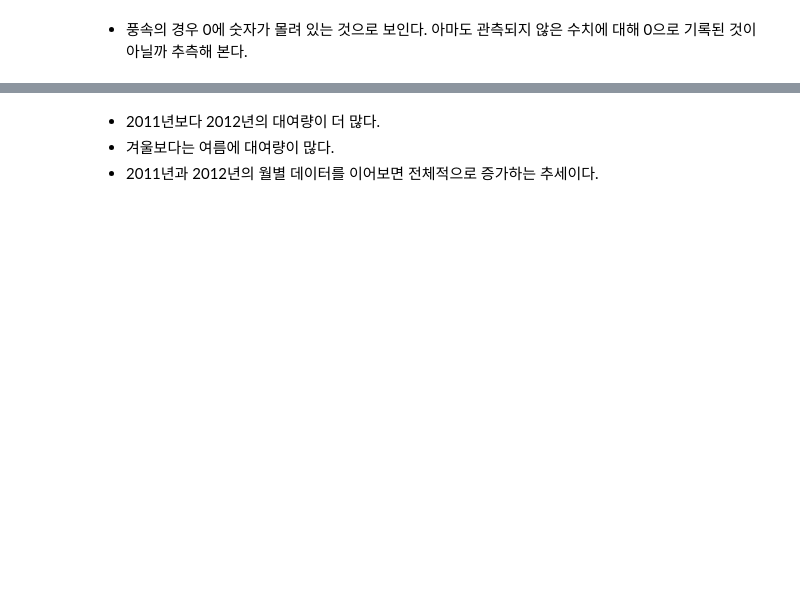
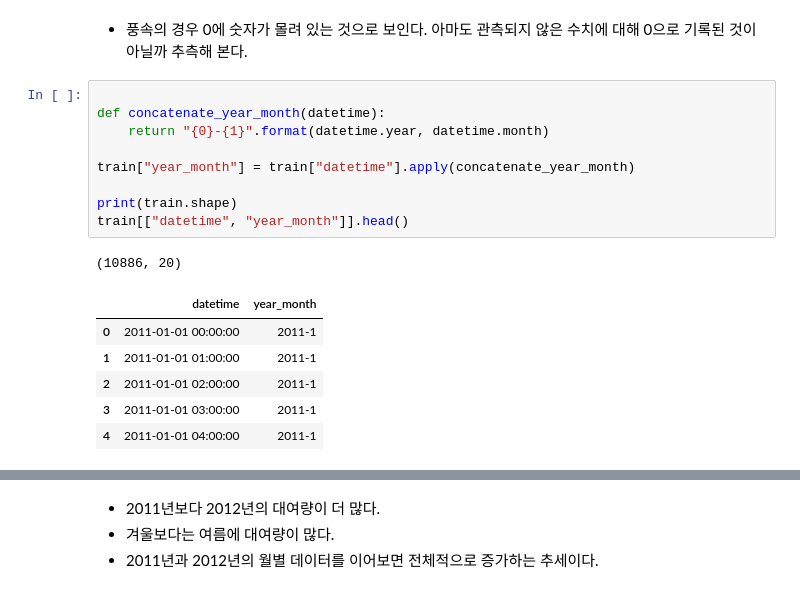
Before and after one commit to wlel7385/opensource, a Jupyter notebook: bike-sharing-demand-EDA.ipynb, the cells around one changed output, grey strips where cells are left out. Saved outputs shown, nothing was run; the diff lists cells and outputs as text; blank space fills up the shorter version.

```diff
--- a/bike-sharing-demand-EDA.ipynb
+++ b/bike-sharing-demand-EDA.ipynb
@@ -245,2 +254,19 @@ sns.heatmap(corrMatt, mask=mask,vmax=.8, square=True,annot=True)
 # %% [markdown]
 * 풍속의 경우 0에 숫자가 몰려 있는 것으로 보인다. 아마도 관측되지 않은 수치에 대해 0으로 기록된 것이 아닐까 추측해 본다.
+# %%
+
+def concatenate_year_month(datetime):
+    return "{0}-{1}".format(datetime.year, datetime.month)
+
+train["year_month"] = train["datetime"].apply(concatenate_year_month)
+
+print(train.shape)
+train[["datetime", "year_month"]].head()
+# %% [output]
+(10886, 20)
+|  | datetime | year_month |
+| 0 | 2011-01-01 00:00:00 | 2011-1 |
+| 1 | 2011-01-01 01:00:00 | 2011-1 |
+| 2 | 2011-01-01 02:00:00 | 2011-1 |
+| 3 | 2011-01-01 03:00:00 | 2011-1 |
+| 4 | 2011-01-01 04:00:00 | 2011-1 |
```
Also changed, not shown: parts of 4 cells of this notebook.
